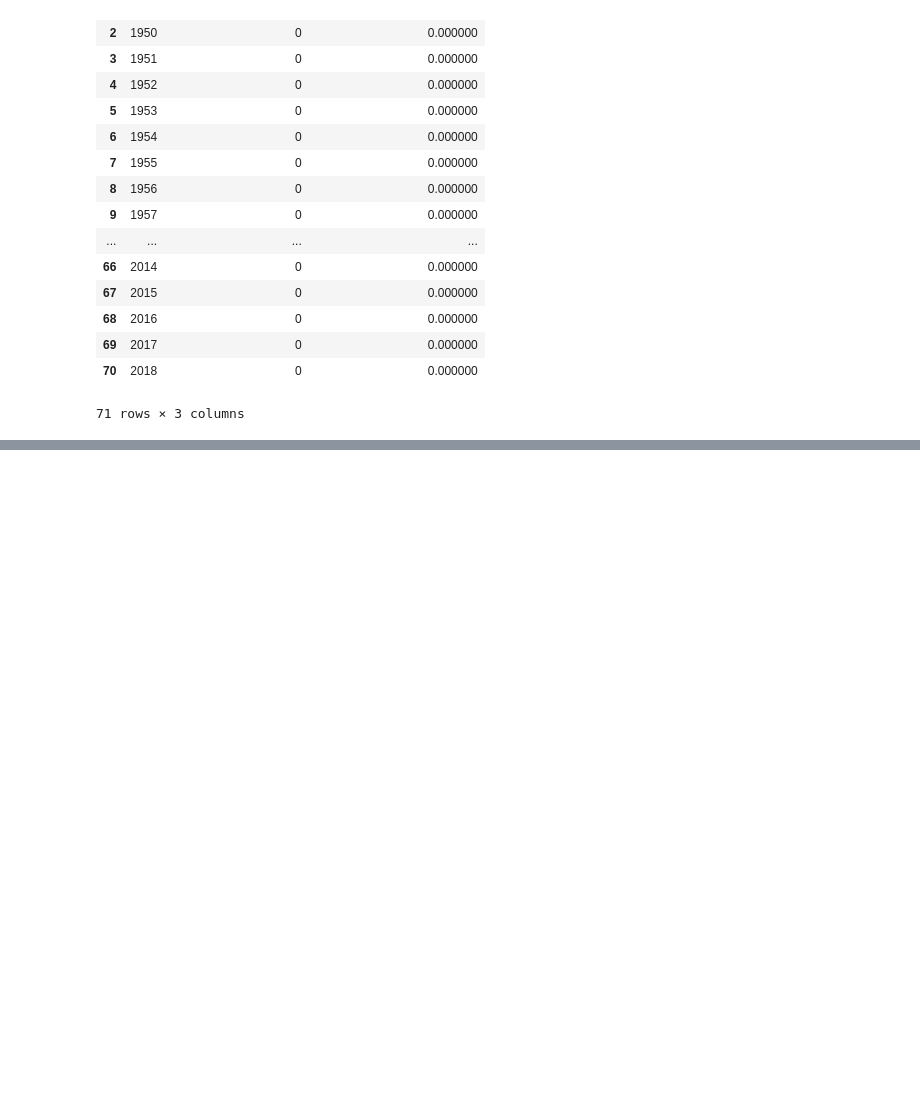
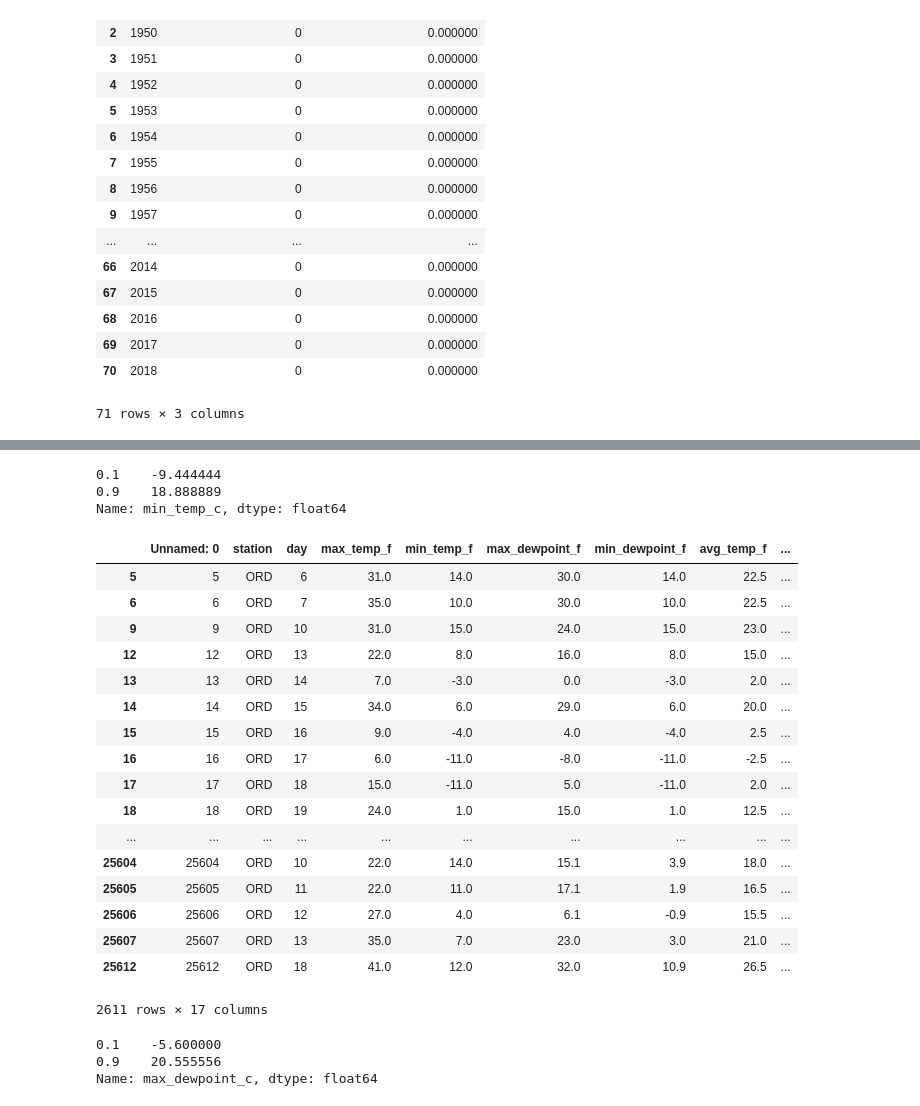
Before and after one commit to DavidLeifer/GEOG431-531, a Jupyter notebook: assignment1/Assignment1.ipynb, the cells around one changed output, grey strips where cells are left out. Saved outputs shown, nothing was run; the diff lists cells and outputs as text; code cells hidden in the pictures; blank space fills up the shorter version.

```diff
--- a/assignment1/Assignment1.ipynb
+++ b/assignment1/Assignment1.ipynb
@@ -102,0 +245,39 @@ df2.to_csv('years_greaterthan_ten.csv', sep=',')
+# %%
+quantiles = df['min_temp_c'].quantile(q=[0.1,0.9])
+quantiles
+# %% [output]
+0.1    -9.444444
+0.9    18.888889
+Name: min_temp_c, dtype: float64
+# %%
+criteria = df['min_temp_c'] < -9.444444
+df_over = df[criteria]
+criteria2 = df['min_temp_c'] > 18.888889
+df_over_under = df_over[criteria2]
+df_over
+# %% [output]
+|  | Unnamed: 0 | station | day | max_temp_f | min_temp_f | max_dewpoint_f | min_dewpoint_f | avg_temp_f | ... |
+| 5 | 5 | ORD | 6 | 31.0 | 14.0 | 30.0 | 14.0 | 22.5 | ... |
+| 6 | 6 | ORD | 7 | 35.0 | 10.0 | 30.0 | 10.0 | 22.5 | ... |
+| 9 | 9 | ORD | 10 | 31.0 | 15.0 | 24.0 | 15.0 | 23.0 | ... |
+| 12 | 12 | ORD | 13 | 22.0 | 8.0 | 16.0 | 8.0 | 15.0 | ... |
+| 13 | 13 | ORD | 14 | 7.0 | -3.0 | 0.0 | -3.0 | 2.0 | ... |
+| 14 | 14 | ORD | 15 | 34.0 | 6.0 | 29.0 | 6.0 | 20.0 | ... |
+| 15 | 15 | ORD | 16 | 9.0 | -4.0 | 4.0 | -4.0 | 2.5 | ... |
+| 16 | 16 | ORD | 17 | 6.0 | -11.0 | -8.0 | -11.0 | -2.5 | ... |
+| 17 | 17 | ORD | 18 | 15.0 | -11.0 | 5.0 | -11.0 | 2.0 | ... |
+| 18 | 18 | ORD | 19 | 24.0 | 1.0 | 15.0 | 1.0 | 12.5 | ... |
+| ... | ... | ... | ... | ... | ... | ... | ... | ... | ... |
+| 25604 | 25604 | ORD | 10 | 22.0 | 14.0 | 15.1 | 3.9 | 18.0 | ... |
+| 25605 | 25605 | ORD | 11 | 22.0 | 11.0 | 17.1 | 1.9 | 16.5 | ... |
+| 25606 | 25606 | ORD | 12 | 27.0 | 4.0 | 6.1 | -0.9 | 15.5 | ... |
+| 25607 | 25607 | ORD | 13 | 35.0 | 7.0 | 23.0 | 3.0 | 21.0 | ... |
+| 25612 | 25612 | ORD | 18 | 41.0 | 12.0 | 32.0 | 10.9 | 26.5 | ... |
+2611 rows × 17 columns
+# %%
+quantiles = df['max_dewpoint_c'].quantile(q=[0.1,0.9])
+quantiles
+# %% [output]
+0.1    -5.600000
+0.9    20.555556
+Name: max_dewpoint_c, dtype: float64
```
Also changed, not shown: parts of 22 cells of this notebook, 1 other file.
